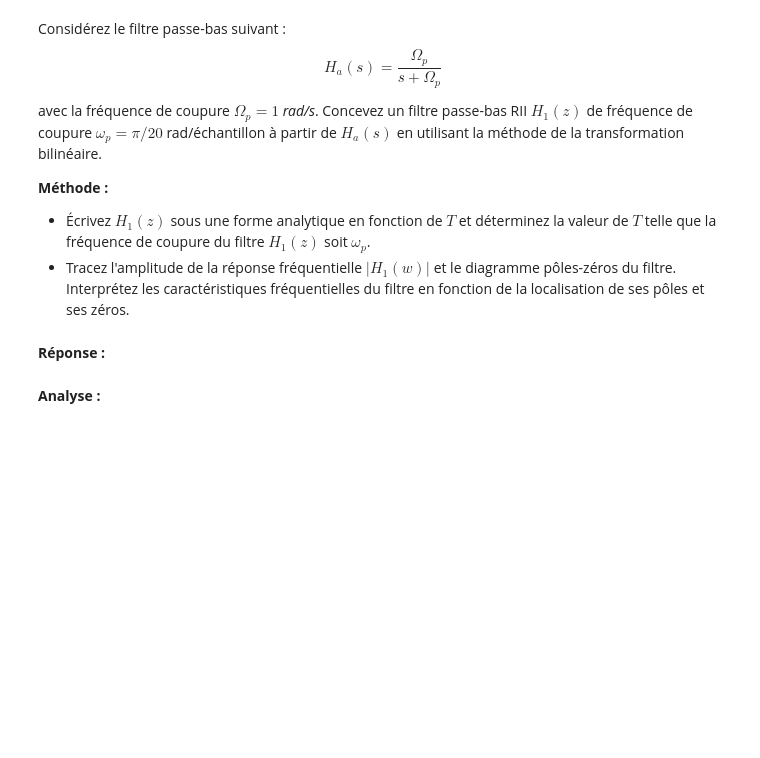
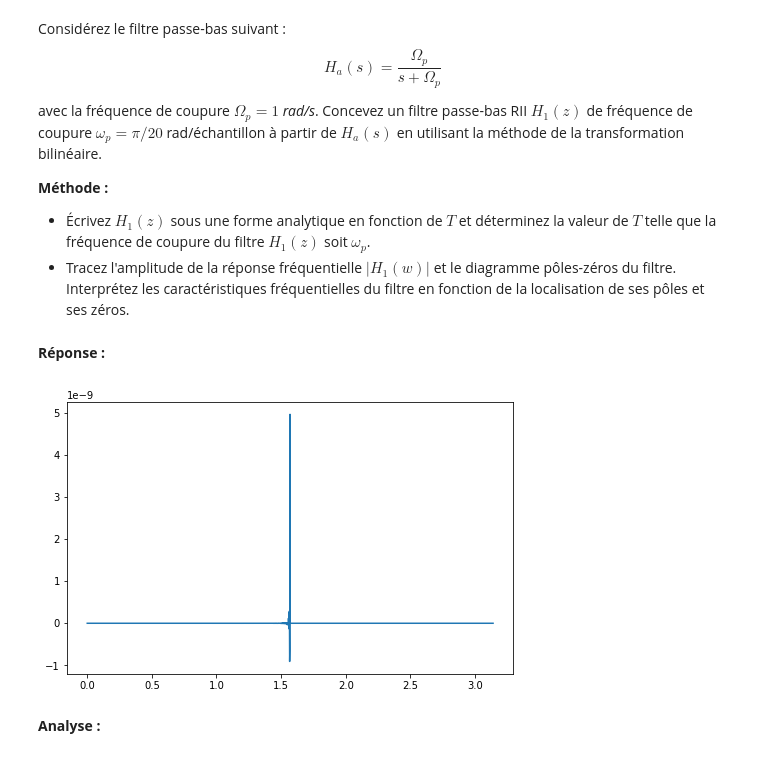
Before and after one commit to ArdenDiak/EE_350, a Jupyter notebook: Lab6/Lab6.ipynb, the cells around one changed output. Drawn from its saved outputs; the diff is of its cells as text; code cells hidden in the pictures; blank space fills up the shorter version.

```diff
--- a/Lab6/Lab6.ipynb
+++ b/Lab6/Lab6.ipynb
@@ -115,3 +282,20 @@ avec la fréquence de coupure *$\Omega_p=1$ rad/s*. Concevez un filtre passe-bas
+# %%
+T = 0.15740
+
+a= [0.15740, 0.15740]
+b= [2.15740, -1.8426]
+
+N_points= 2046
+[w,h] = signal.freqz(b, a, N_points)
+h= np.fft.fftshift(h)
+
+fig, ax1 = plt.subplots(1,1,figsize=(8,5))
+
+N=2000
+plt.plot(w,dB(h.real))
+plt.show()
+# %% [output]
+[figure, added]
 # %% [markdown]
 **Analyse :**
 # %% [markdown]
```
Also changed, not shown: parts of 18 cells of this notebook.
